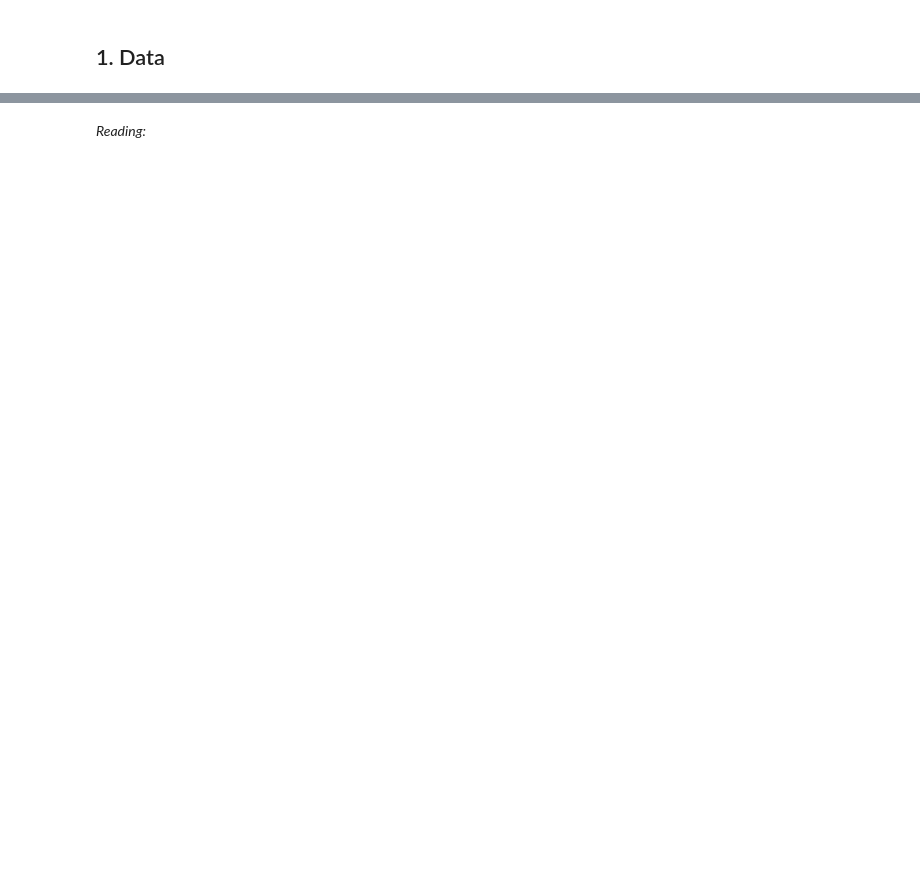
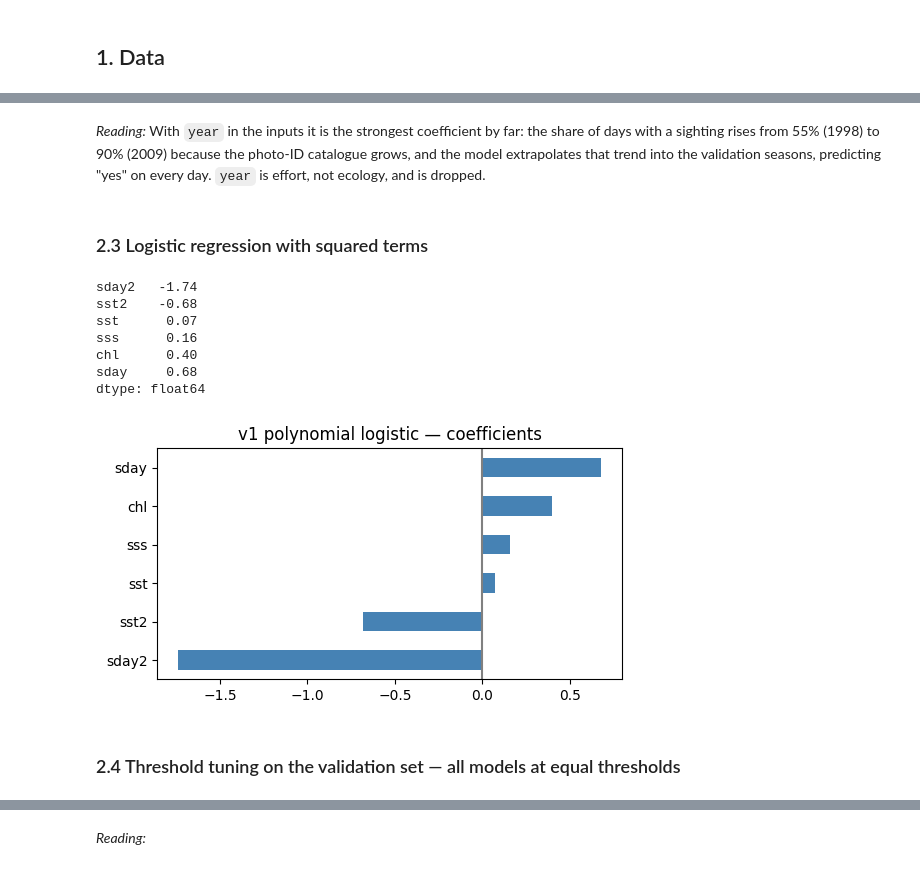
Before and after one commit to Patrick190508/whaleshark-mafia-island, a Jupyter notebook: notebooks/MVP_Daily_Prediction_Ningaloo.ipynb, the cells around one changed output, grey strips where cells are left out. Drawn from its saved outputs; the diff is of its cells as text; code cells hidden in the pictures; blank space fills up the shorter version.

```diff
--- a/notebooks/MVP_Daily_Prediction_Ningaloo.ipynb
+++ b/notebooks/MVP_Daily_Prediction_Ningaloo.ipynb
@@ -115,0 +174,19 @@ always 'yes' (val)     acc 0.43 | TP  79 FP 103 FN   0 TN   0
+# %% [markdown]
+*Reading:* With `year` in the inputs it is the strongest coefficient by far: the share of days with a sighting rises from 55% (1998) to 90% (2009) because the photo-ID catalogue grows, and the model extrapolates that trend into the validation seasons, predicting "yes" on every day. `year` is effort, not ecology, and is dropped.
+# %% [markdown]
+### 2.3 Logistic regression with squared terms
+# %%
+logit1p = LogisticRegression(max_iter=1000).fit(Xtr2, y1_tr)
+p_val_l1p = logit1p.predict_proba(Xva2)[:, 1]
+coef_plot(logit1p, FEATS2, "v1 polynomial logistic — coefficients")
+# %% [output]
+sday2   -1.74
+sst2    -0.68
+sst      0.07
+sss      0.16
+chl      0.40
+sday     0.68
+dtype: float64
+[figure, added]
+# %% [markdown]
+### 2.4 Threshold tuning on the validation set — all models at equal thresholds
```
Also changed, not shown: parts of 52 cells of this notebook.
